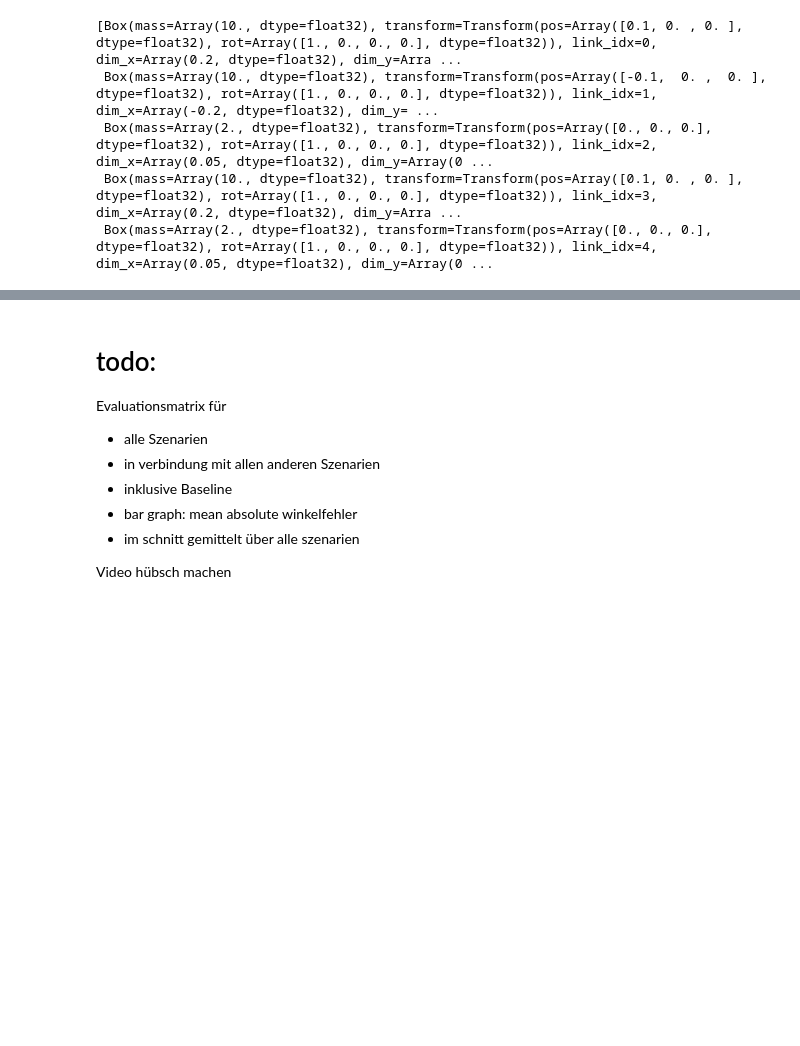
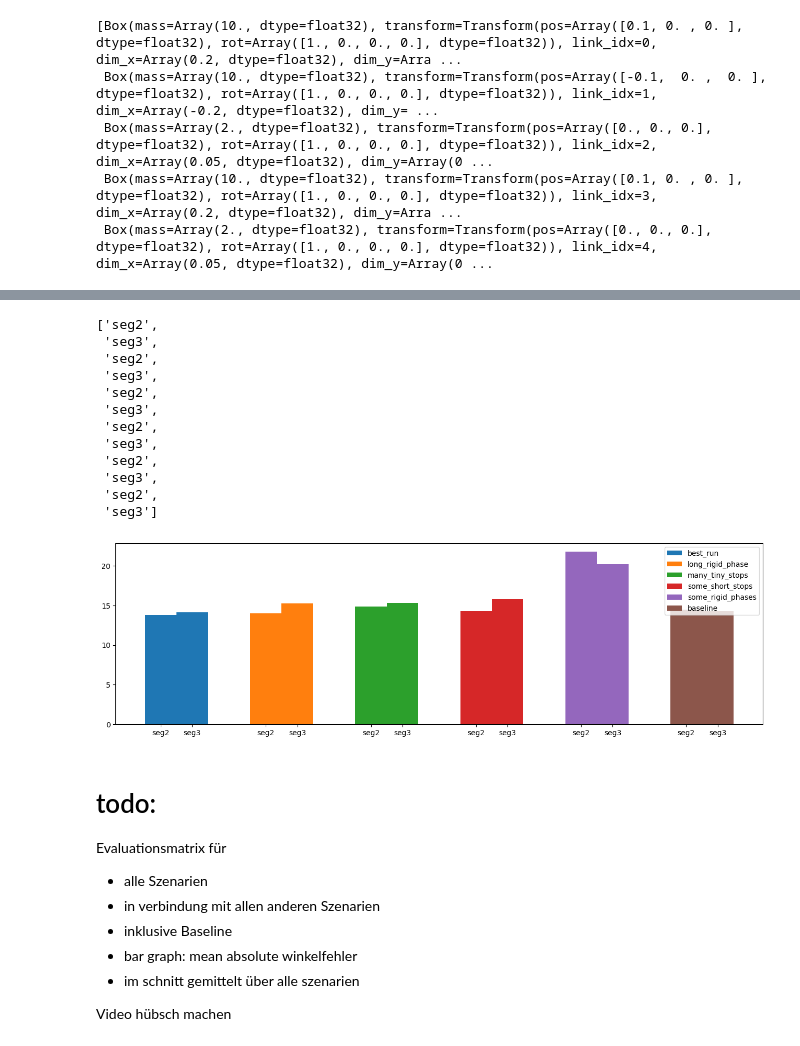
Before and after one commit to motschel123/Prism, a Jupyter notebook: inference/inference_test.ipynb, the cells around one changed output, grey strips where cells are left out. Saved outputs shown, nothing was run; the diff lists cells and outputs as text; code cells hidden in the pictures; blank space fills up the shorter version.

```diff
--- a/inference/inference_test.ipynb
+++ b/inference/inference_test.ipynb
@@ -554,3 +583,48 @@ pipeline.predict(
+# %%
+import jax.numpy as jnp
+import matplotlib.pyplot as plt
+"""means = {
+    'best_run': {'seg2': jnp.array(13.795967), 'seg3': jnp.array(14.126839)},
+    'long_rigid_phase': {'seg2': jnp.array(14.003156), 'seg3': jnp.array(15.287161)},
+    'many_tiny_stops': {'seg2': jnp.array(14.896281), 'seg3': jnp.array(15.3377)},
+    'some_short_stops': {'seg2': jnp.array(14.27606), 'seg3': jnp.array(15.755444)},
+    'some_rigid_phases': {'seg2': jnp.array(21.772793), 'seg3': jnp.array(20.229174)},
+    'baseline': {'seg2': jnp.array(14.446956), 'seg3': jnp.array(14.262287)}
+    }"""
+
+fig2, ax2 = plt.subplots(1, 1, figsize=(16, 4.5))
+bar_width = 0.3
+bar_positions = range(len(means))
+
+for i, (topic, subtopics) in enumerate(means.items()):
+    ax2.bar([p * bar_width + i for p in range(len(subtopics.values()))], subtopics.values(), width=bar_width, label=topic)
+
+    # set the x ticks and labels
+#ax2.set_xticks([p * bar_width for p in range(len(means.values()))])
+#ax2.set_xticks([0, 0.3, 1, 1.3, 2, 2.3, 3, 3.3, 4, 4.3, 5, 5.3])
+ax2.set_xticks([i + j * 0.3 for i in range(len(means.keys())) for j in range(2)])
+
+ax2.set_xticklabels(["seg2", "seg3"] * len(means.keys()))
+    # add a legend
+ax2.legend()
+
+plt.plot()
+
+[item for sublist in [list(means[p].keys()) for p in means] for item in sublist]
+# %% [output]
+['seg2',
+ 'seg3',
+ 'seg2',
+ 'seg3',
+ 'seg2',
+ 'seg3',
+ 'seg2',
+ 'seg3',
+ 'seg2',
+ 'seg3',
+ 'seg2',
+ 'seg3']
+[figure, added]
 # %% [markdown]
 # todo:
 Evaluationsmatrix für
```
Also changed, not shown: parts of 3 cells of this notebook, 2 other files.
